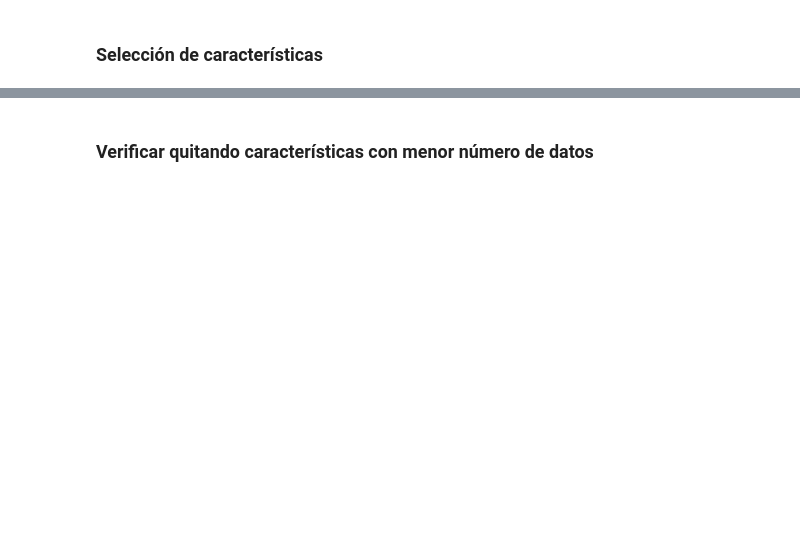
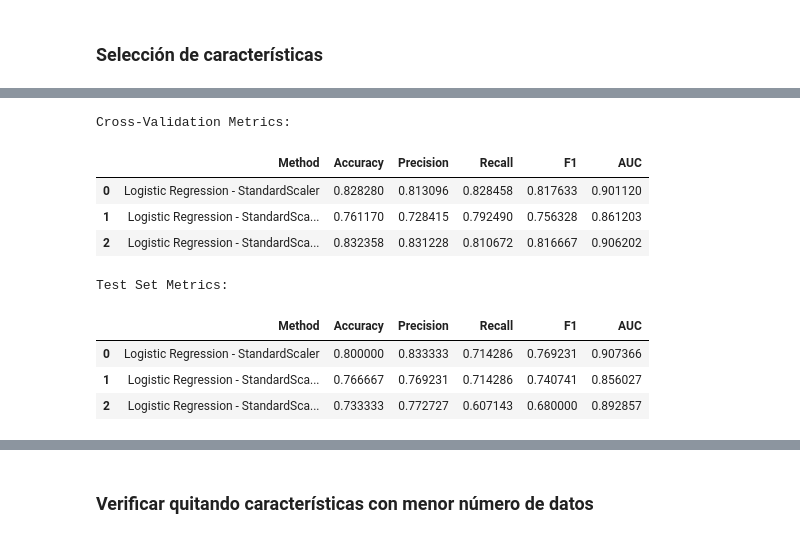
Before and after one commit to ricardogr07/trabajo-final-aprendizaje, a Jupyter notebook: src/Analisis_ML_Workflow.ipynb, the cells around one changed output, grey strips where cells are left out. Drawn from its saved outputs; the diff is of its cells as text; code cells hidden in the pictures; blank space fills up the shorter version.

Commit message:
Selección de características

```diff
--- a/src/Analisis_ML_Workflow.ipynb
+++ b/src/Analisis_ML_Workflow.ipynb
@@ -403,2 +411,9 @@ df_clean = pd.get_dummies(df, columns=categorical_columns, drop_first=True)
+# %%
+# Separar características (X) y la nueva variable objetivo (y)
+X = df_clean.drop(columns=['target_cat', 'target'])
+y = df_clean['target_cat']
+
+# Dividir los datos en conjunto de entrenamiento y prueba
+X_train, X_test, y_train, y_test = train_test_split(X, y, test_size=0.2, stratify=y, random_state=42)
 # %% [markdown]
 ### Selección de características
@@ -404,0 +436,54 @@ df_clean = pd.get_dummies(df, columns=categorical_columns, drop_first=True)
+# %%
+# Modelos
+models = {
+     'Logistic Regression': LogisticRegression(class_weight='balanced', max_iter=1000, random_state=42)
+}
+
+# Samplers
+samplers = {
+    'None': None
+}
+
+# Escaladores
+scalers = {
+    'StandardScaler': StandardScaler()
+}
+
+# Definir f1 como función de scoring
+f1_scorer = make_scorer(f1_score, zero_division=0)
+
+# Definir métodos de selección de características
+feature_selection = {
+    'None': lambda model: None,
+    'Forward Selection': lambda model: SequentialFeatureSelector(
+        estimator=model,
+        direction='forward',
+        scoring=f1_scorer,
+        n_jobs=-1
+    ),
+    'Backward Selection': lambda model: SequentialFeatureSelector(
+        estimator=model,
+        direction='backward',
+        scoring=f1_scorer,
+        n_jobs=-1
+    )
+}
+
+# Generar una pipeline para cada combinación de modelo, escalador, sampler y modelo de selección
+pipelines_list = create_pipelines(models, samplers, feature_selection, scalers)
+
+# Evaluar cada pipeline y determinar sus métricas
+results = evaluate_pipelines(X, y, pipelines_list)
+
+display_metrics(results)
+# %% [output]
+Cross-Validation Metrics:
+|  | Method | Accuracy | Precision | Recall | F1 | AUC |
+| 0 | Logistic Regression - StandardScaler | 0.828280 | 0.813096 | 0.828458 | 0.817633 | 0.901120 |
+| 1 | Logistic Regression - StandardSca... | 0.761170 | 0.728415 | 0.792490 | 0.756328 | 0.861203 |
+| 2 | Logistic Regression - StandardSca... | 0.832358 | 0.831228 | 0.810672 | 0.816667 | 0.906202 |
+Test Set Metrics:
+|  | Method | Accuracy | Precision | Recall | F1 | AUC |
+| 0 | Logistic Regression - StandardScaler | 0.800000 | 0.833333 | 0.714286 | 0.769231 | 0.907366 |
+| 1 | Logistic Regression - StandardSca... | 0.766667 | 0.769231 | 0.714286 | 0.740741 | 0.856027 |
+| 2 | Logistic Regression - StandardSca... | 0.733333 | 0.772727 | 0.607143 | 0.680000 | 0.892857 |
```
Also changed, not shown: parts of 11 cells of this notebook.
